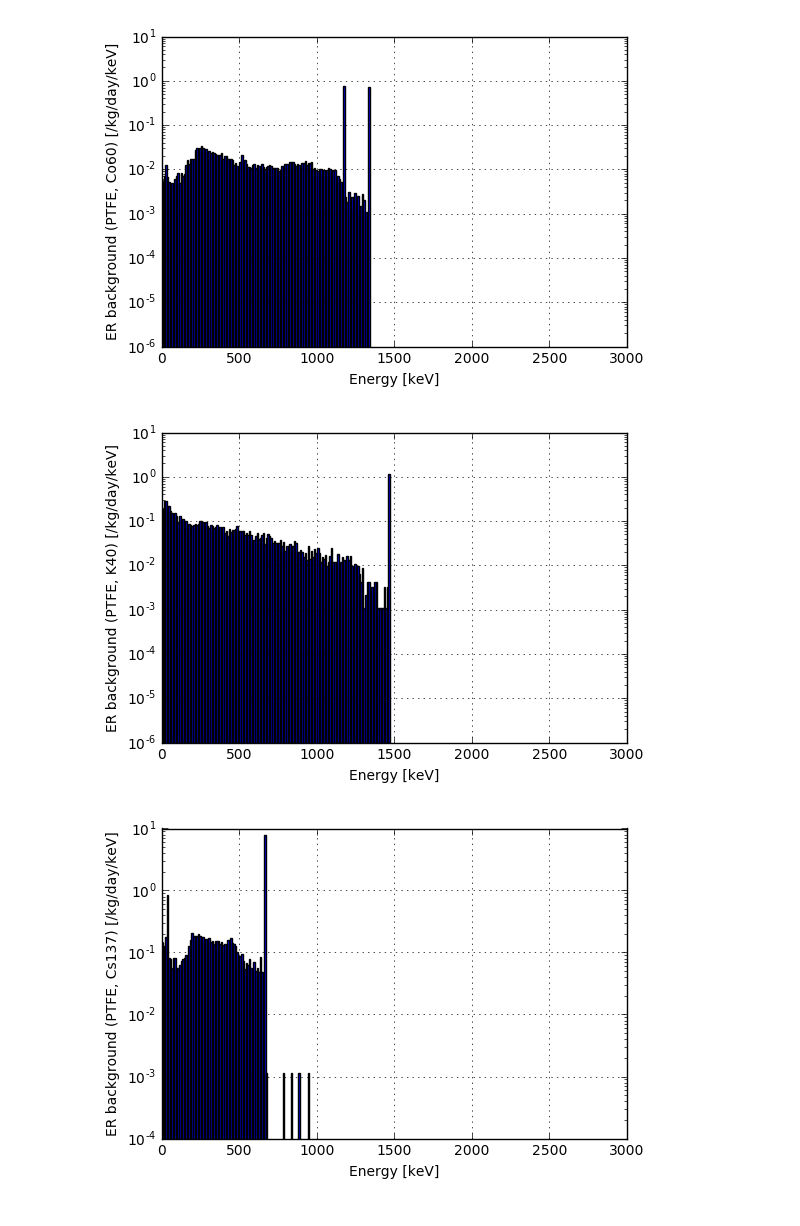
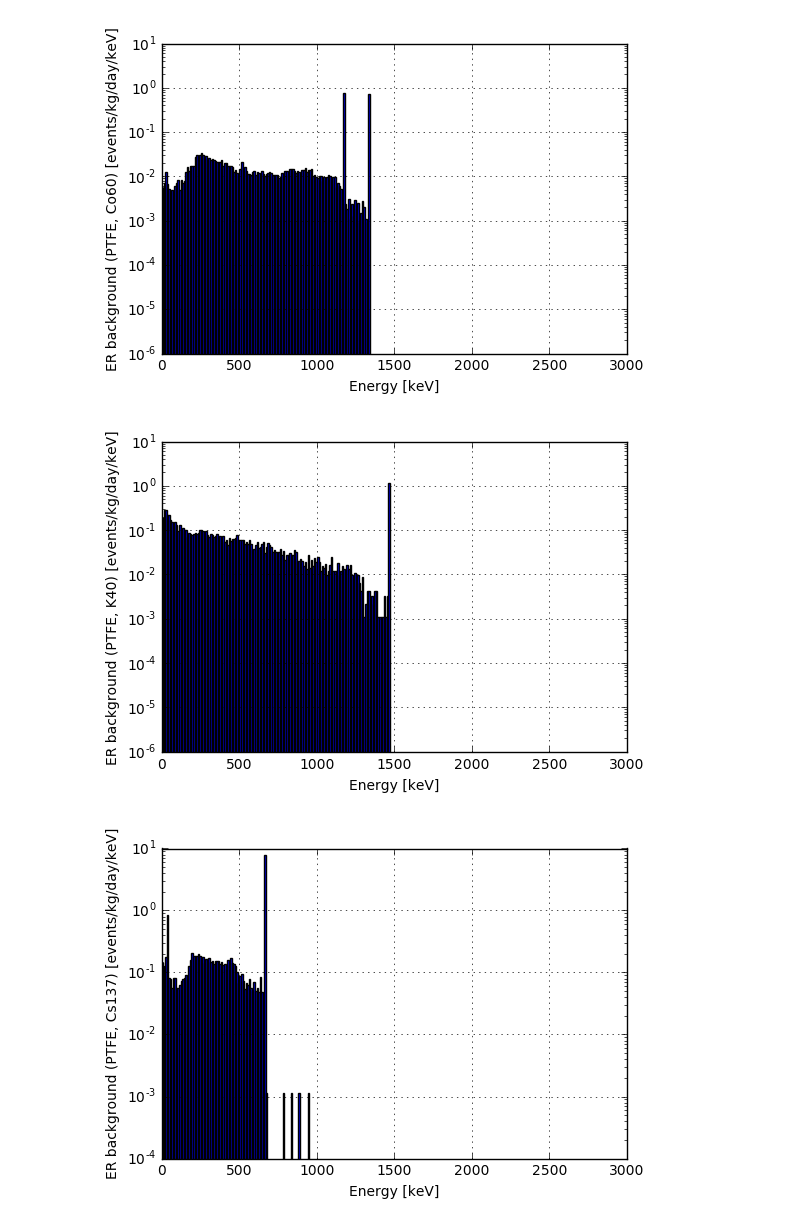
Before and after one commit to AG-Schumann/DARWIN_MC, a Jupyter notebook: ER_visualization_PTFE/Without_FC/ER_PTFE_ResultsIsotopes_withoutFC.ipynb, the cells around one changed output. Cells and saved outputs as stored; diff of their text form; code cells hidden in the pictures.

```diff
--- a/ER_visualization_PTFE/Without_FC/ER_PTFE_ResultsIsotopes_withoutFC.ipynb
+++ b/ER_visualization_PTFE/Without_FC/ER_PTFE_ResultsIsotopes_withoutFC.ipynb
@@ -45,19 +45,19 @@ def calculate_weights(activity, E):
 # %%
 ##### Co-60 #####
 E_Co60=get_energy('PTFE_Co60_Sort.root')
 E_Co60=np.array([E_Co60[i][0] for i in range(len(E_Co60))])
 weights_Co60 = calculate_weights(activity_Co60, E_Co60)
 
 plt.hist(E_Co60, bins=np.arange(0, 3000, bin_width), weights=weights_Co60)
 plt.ylim(0.000001, 10)
 plt.xlim(0,3000)
 plt.xlabel('Energy [keV]')
-plt.ylabel('ER background (PTFE, Co60) [/kg/day/keV]')
+plt.ylabel('ER background (PTFE, Co60) [events/kg/day/keV]')
 plt.yscale("log")
 plt.grid()
 plt.show()
 # %% [output]
-[figure, old version]
+[figure, new version]
 # %%
 ##### K-40 #####
 E_K40=get_energy('PTFE_K40_Sort.root')
@@ -68,12 +68,12 @@ plt.hist(E_K40, bins=np.arange(0, 3000, bin_width), weights=weights_K40)
 plt.ylim(0.000001, 10)
 plt.xlim(0,3000)
 plt.xlabel('Energy [keV]')
-plt.ylabel('ER background (PTFE, K40) [/kg/day/keV]')
+plt.ylabel('ER background (PTFE, K40) [events/kg/day/keV]')
 plt.yscale("log")
 plt.grid()
 plt.show()
 # %% [output]
-[figure, old version]
+[figure, new version]
 # %%
 ##### Cs-137 #####
 E_Cs137=get_energy('PTFE_Cs137_Sort.root')
@@ -84,12 +84,12 @@ plt.hist(E_Cs137, bins=np.arange(0, 3000, bin_width), weights=weights_Cs137)
 plt.ylim(0.0001,10)
 plt.xlim(0,3000)
 plt.xlabel('Energy [keV]')
-plt.ylabel('ER background (PTFE, Cs137) [/kg/day/keV]')
+plt.ylabel('ER background (PTFE, Cs137) [events/kg/day/keV]')
 plt.yscale("log")
 plt.grid()
 plt.show()
 # %% [output]
-[figure, old version]
+[figure, new version]
 # %%
 ##### U-238 #####
 E_U238=get_energy('PTFE_U238_Sort.root')
```
Also changed, not shown: parts of 11 cells of this notebook, 3 other files.
